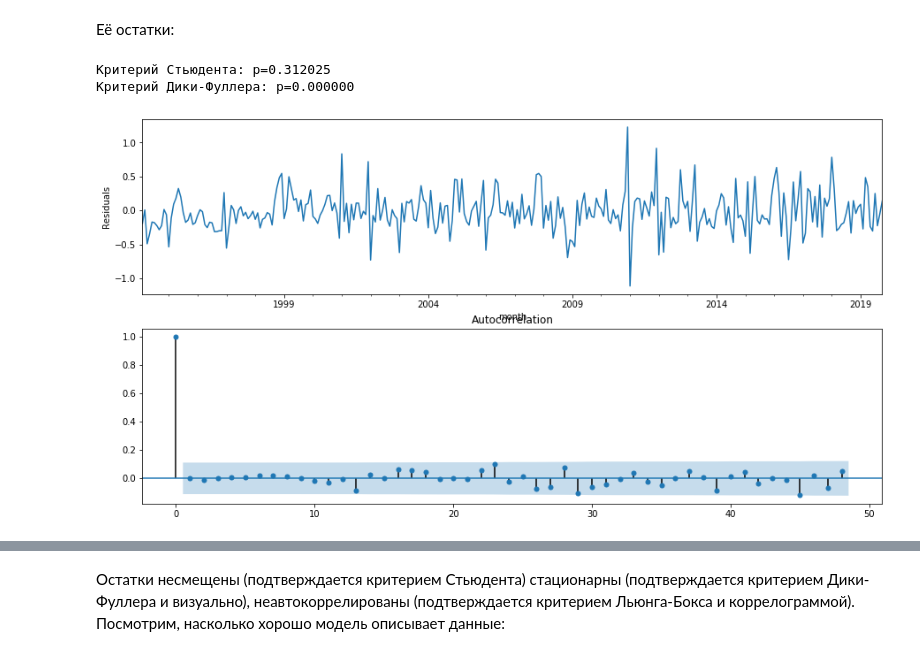
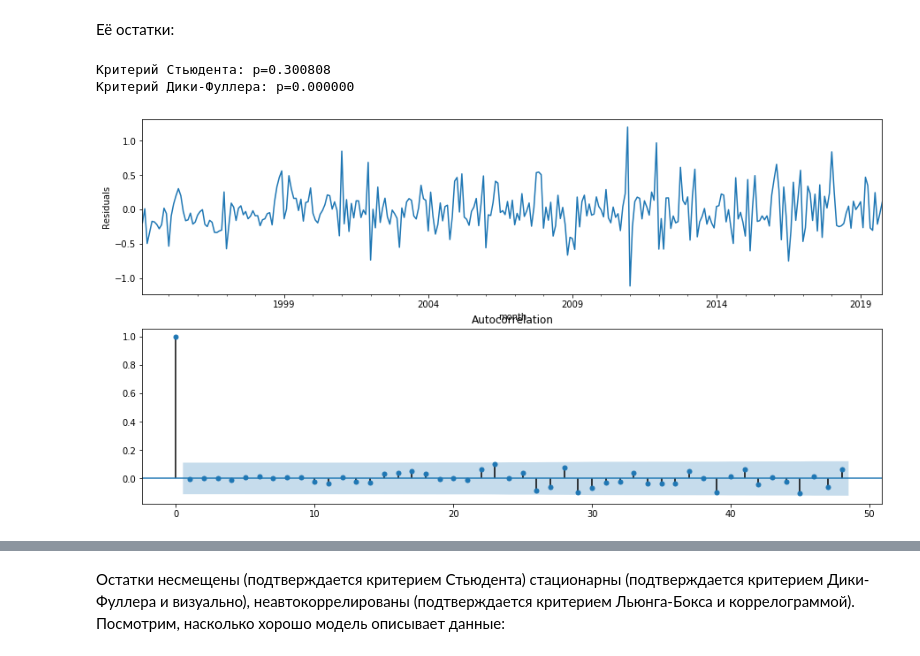
Before and after one commit to sergh1o/FROO_stepik, a Jupyter notebook: C5W1/wage.ipynb, the cells around one changed output, grey strips where cells are left out. Saved outputs shown, nothing was run; the diff lists cells and outputs as text; code cells hidden in the pictures.

```diff
--- a/C5W1/wage.ipynb
+++ b/C5W1/wage.ipynb
@@ -183,7 +189,7 @@ plt.show()
 
 Удалим его из данных.
 # %%
-WAG.drop('wage_box_diff3', axis=1, inplace=True)
+#WAG.drop('wage_box_diff3', axis=1, inplace=True)
 # %% [markdown]
 ### Выбор начальных приближений для p, q, P, Q
 # %% [markdown]
@@ -201,11 +207,11 @@ plt.show()
 # %% [markdown]
 Начальные приближения: Q=1, q=1, P=1, p=6
 # %%
-ps = range(0, 13)
-d=1
+ps = range(0, 16)
+d = 2
 qs = range(0, 2)
 Ps = range(0, 2)
-D=1
+D = 1
 Qs = range(0, 2)
 # %%
 parameters = product(ps, qs, Ps, Qs)
@@ -216,15 +226,14 @@ len(parameters_list)
 # %%
 %%time
-results = []
-models = []
-best_aic = float("inf")
+
 warnings.filterwarnings('ignore')
 
 for param in parameters_list:
     #try except нужен, потому что на некоторых наборах параметров модель не обучается
     try:
         model=sm.tsa.statespace.SARIMAX(WAG.wage_box, order=(param[0], d, param[1]),
-                                        seasonal_order=(param[2], D, param[3], 12)).fit(disp=-1)
+                                        seasonal_order=(param[2], D, param[3], 12),
+                                        trend=None).fit(disp=-1)
     #выводим параметры, на которых модель не обучается и переходим к следующему набору
     except ValueError:
         print('wrong parameters:', param)
@@ -281,0 +257,3 @@ Warnings:
+# %%
+model_n = 94
+print(models[model_n].summary())
@@ -289,15 +285,15 @@ models[91].plot_diagnostics(figsize=(15,12))
 # %%
 plt.figure(figsize(15,8))
 plt.subplot(211)
-models[91].resid[13:].plot()
+models[model_n].resid[13:].plot()
 plt.ylabel('Residuals')
 
 ax = plt.subplot(212)
-sm.graphics.tsa.plot_acf(models[91].resid[13:].values.squeeze(), lags=48, ax=ax)
+sm.graphics.tsa.plot_acf(models[model_n].resid[13:].values.squeeze(), lags=48, ax=ax)
 
-print("Критерий Стьюдента: p=%f" % stats.ttest_1samp(models[91].resid[13:], 0)[1])
-print("Критерий Дики-Фуллера: p=%f" % sm.tsa.stattools.adfuller(models[91].resid[13:])[1])
+print("Критерий Стьюдента: p=%f" % stats.ttest_1samp(models[model_n].resid[13:], 0)[1])
+print("Критерий Дики-Фуллера: p=%f" % sm.tsa.stattools.adfuller(models[model_n].resid[13:])[1])
 # %% [output]
-Критерий Стьюдента: p=0.312025
+Критерий Стьюдента: p=0.300808
 Критерий Дики-Фуллера: p=0.000000
-[figure, old version]
+[figure, new version]
```
Also changed, not shown: parts of 25 cells of this notebook, 1 other file.
